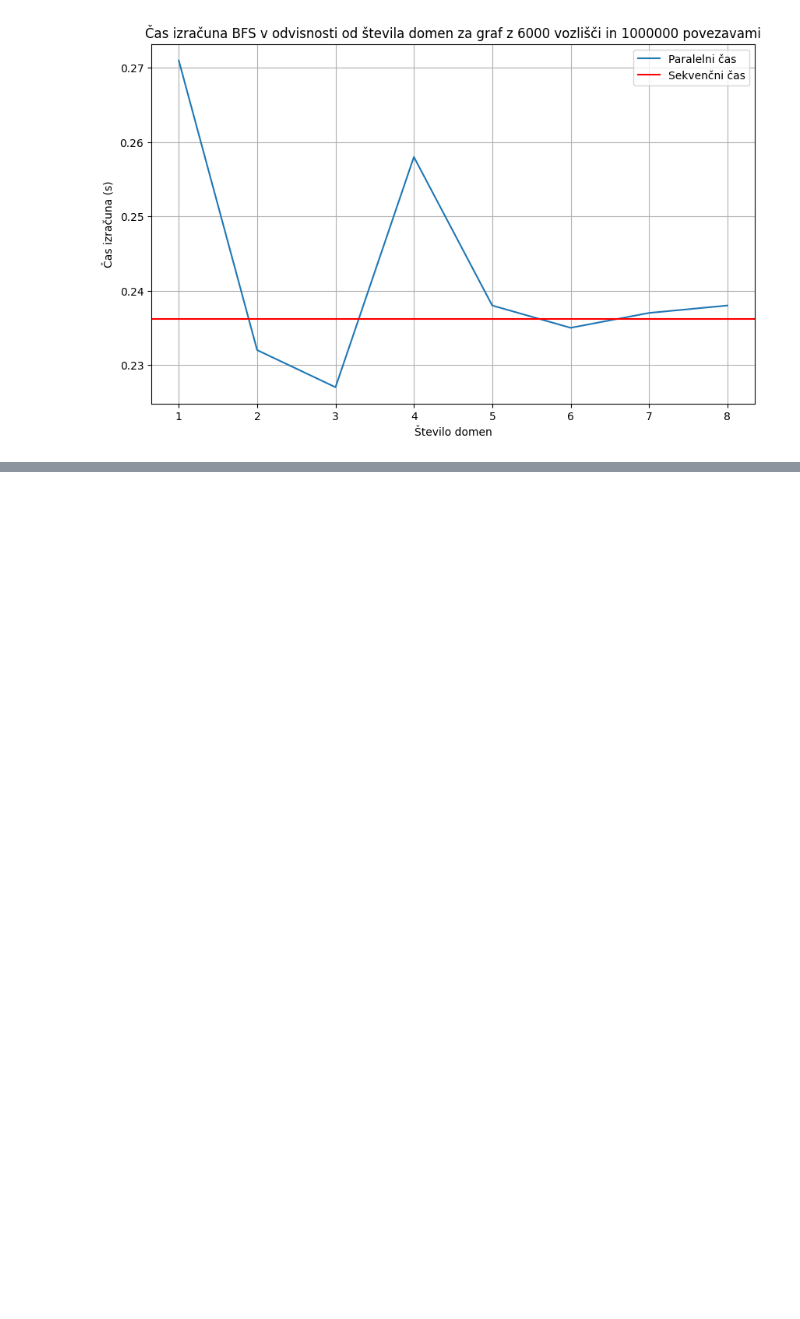
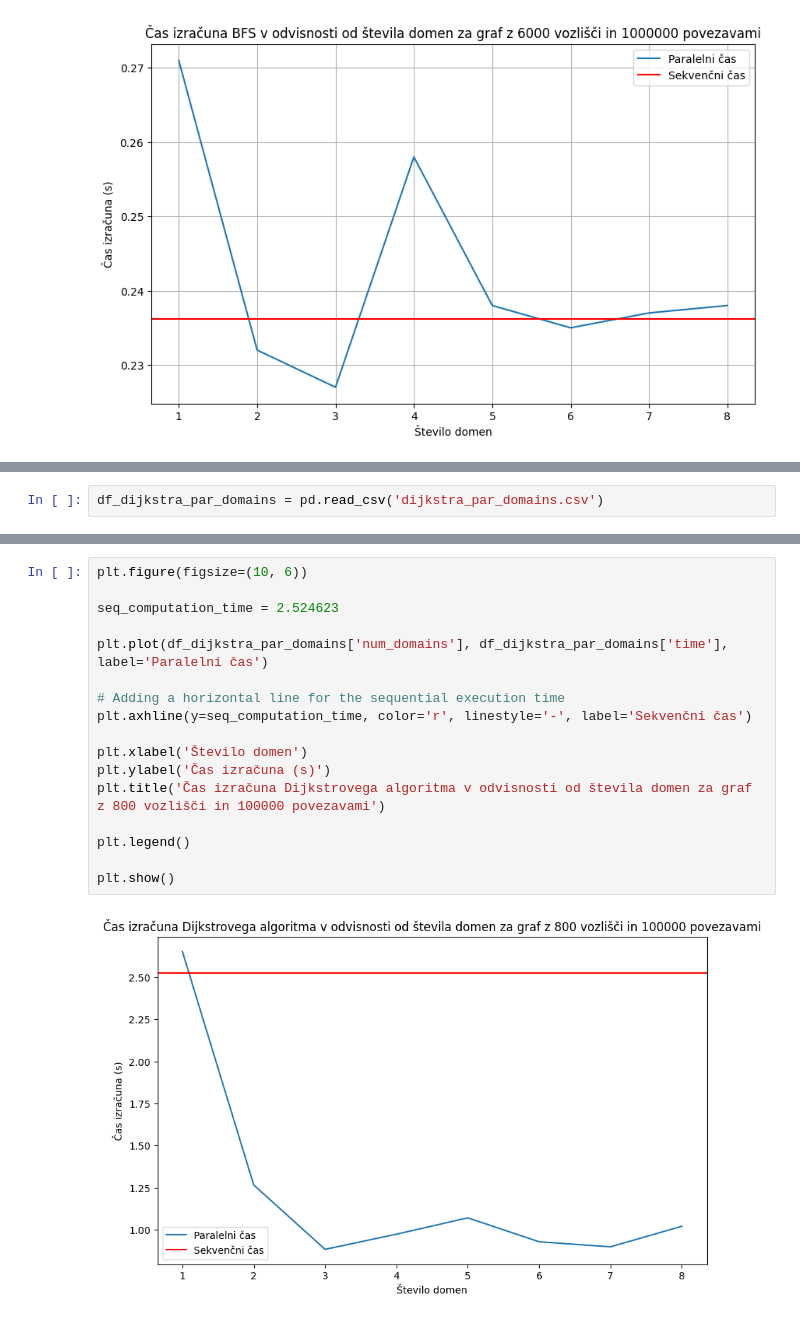
Before and after one commit to tjazerzen/Avtomatska-paralelizacija-v-OCamlu, a Jupyter notebook: playground/graph/computation_time_analysis/computation_time_analysis.ipynb, the cells around one changed output, grey strips where cells are left out. Saved outputs shown, nothing was run; the diff lists cells and outputs as text; blank space fills up the shorter version.

```diff
--- a/playground/graph/computation_time_analysis/computation_time_analysis.ipynb
+++ b/playground/graph/computation_time_analysis/computation_time_analysis.ipynb
@@ -169,0 +202,2 @@ plt.show()
+# %%
+df_dijkstra_par_domains = pd.read_csv('dijkstra_par_domains.csv')
@@ -169,0 +216,19 @@ plt.show()
+# %%
+plt.figure(figsize=(10, 6))
+
+seq_computation_time = 2.524623
+
+plt.plot(df_dijkstra_par_domains['num_domains'], df_dijkstra_par_domains['time'], label='Paralelni čas')
+
+# Adding a horizontal line for the sequential execution time
+plt.axhline(y=seq_computation_time, color='r', linestyle='-', label='Sekvenčni čas')
+
+plt.xlabel('Število domen')
+plt.ylabel('Čas izračuna (s)')
+plt.title('Čas izračuna Dijkstrovega algoritma v odvisnosti od števila domen za graf z 800 vozlišči in 100000 povezavami')
+
+plt.legend()
+
+plt.show()
+# %% [output]
+[figure, added]
```
Also changed, not shown: parts of 7 cells of this notebook.
